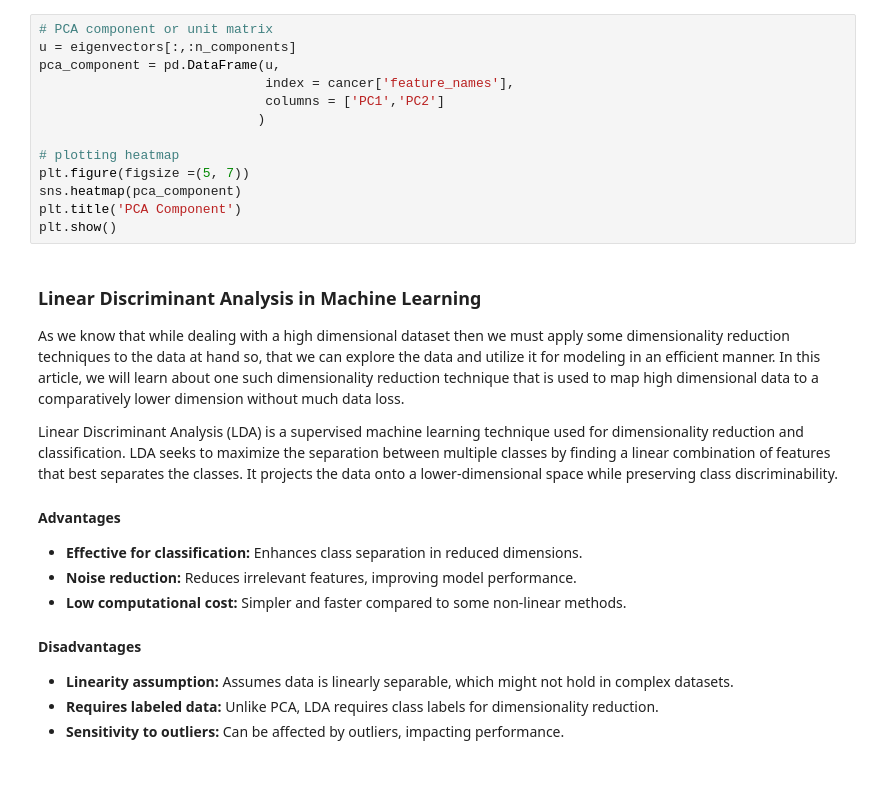
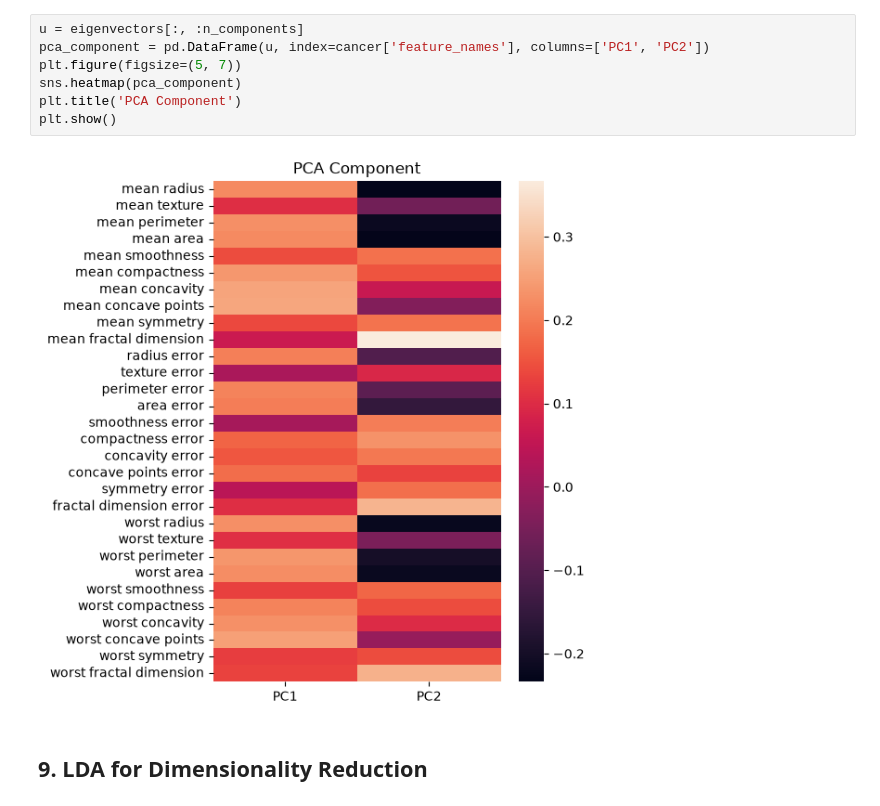
Before and after one commit to nmquintero/MLandDS, a Jupyter notebook: Unsupervised Learning Foundations and Clustering/Unsupervised_Learning.ipynb, the cells around one changed output. Drawn from its saved outputs; the diff is of its cells as text; blank space fills up the shorter version.

```diff
--- a/Unsupervised Learning Foundations and Clustering/Unsupervised_Learning.ipynb
+++ b/Unsupervised Learning Foundations and Clustering/Unsupervised_Learning.ipynb
@@ -959,31 +321,12 @@ n_components
 # %%
-# PCA component or unit matrix
-u = eigenvectors[:,:n_components]
-pca_component = pd.DataFrame(u,
-                             index = cancer['feature_names'],
-                             columns = ['PC1','PC2']
-                            )
-
-# plotting heatmap
-plt.figure(figsize =(5, 7))
+u = eigenvectors[:, :n_components]
+pca_component = pd.DataFrame(u, index=cancer['feature_names'], columns=['PC1', 'PC2'])
+plt.figure(figsize=(5, 7))
 sns.heatmap(pca_component)
 plt.title('PCA Component')
 plt.show()
+# %% [output]
+[figure, added]
-# %% [markdown]
-### Linear Discriminant Analysis in Machine Learning
-
-As we know that while dealing with a high dimensional dataset then we must apply some dimensionality reduction techniques to the data at hand so, that we can explore the data and utilize it for modeling in an efficient manner. In this article, we will learn about one such dimensionality reduction technique that is used to map high dimensional data to a comparatively lower dimension without much data loss.
-
-
-Linear Discriminant Analysis (LDA) is a supervised machine learning technique used for dimensionality reduction and classification. LDA seeks to maximize the separation between multiple classes by finding a linear combination of features that best separates the classes. It projects the data onto a lower-dimensional space while preserving class discriminability.
-
-#### **Advantages**
-- **Effective for classification:** Enhances class separation in reduced dimensions.
-- **Noise reduction:** Reduces irrelevant features, improving model performance.
-- **Low computational cost:** Simpler and faster compared to some non-linear methods.
-
-#### **Disadvantages**
-- **Linearity assumption:** Assumes data is linearly separable, which might not hold in complex datasets.
-- **Requires labeled data:** Unlike PCA, LDA requires class labels for dimensionality reduction.
-- **Sensitivity to outliers:** Can be affected by outliers, impacting performance.
+# %% [markdown]
+## 9. LDA for Dimensionality Reduction
 # %%
```
Also changed, not shown: parts of 134 cells of this notebook.
